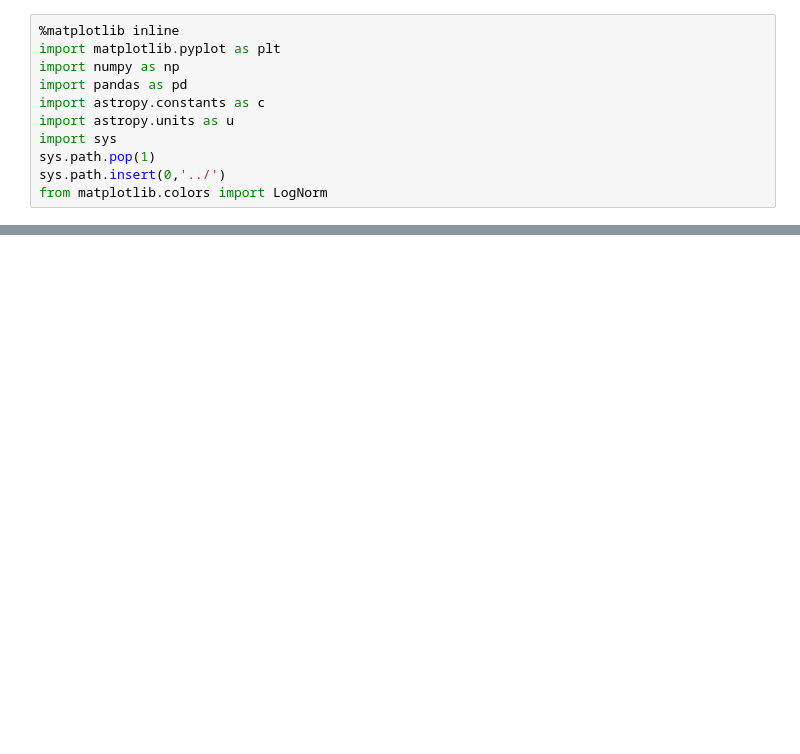
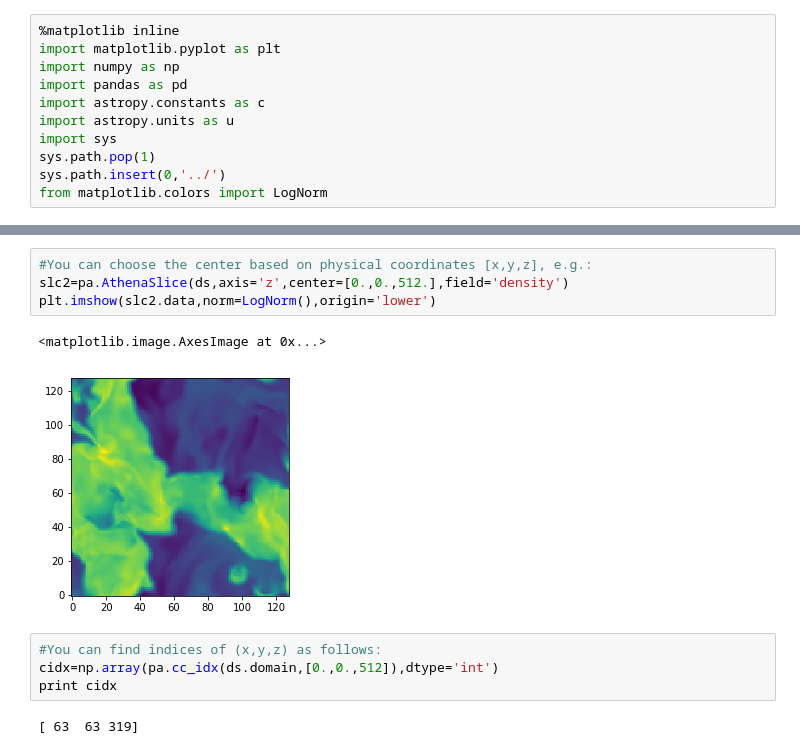
Before and after one commit to changgoo/pyathena, a Jupyter notebook: notebook/vtk_analysis.ipynb, the cells around one changed output, grey strips where cells are left out. Saved outputs shown, nothing was run; the diff lists cells and outputs as text; blank space fills up the shorter version.

```diff
--- a/notebook/vtk_analysis.ipynb
+++ b/notebook/vtk_analysis.ipynb
@@ -92,0 +305,13 @@ plt.ylim(0,5)
+# %%
+#You can choose the center based on physical coordinates [x,y,z], e.g.:
+slc2=pa.AthenaSlice(ds,axis='z',center=[0.,0.,512.],field='density')
+plt.imshow(slc2.data,norm=LogNorm(),origin='lower')
+# %% [output]
+<matplotlib.image.AxesImage at 0x...>
+[figure, added]
+# %%
+#You can find indices of (x,y,z) as follows:
+cidx=np.array(pa.cc_idx(ds.domain,[0.,0.,512]),dtype='int')
+print cidx
+# %% [output]
+[ 63  63 319]
```
Also changed, not shown: parts of 83 cells of this notebook.
